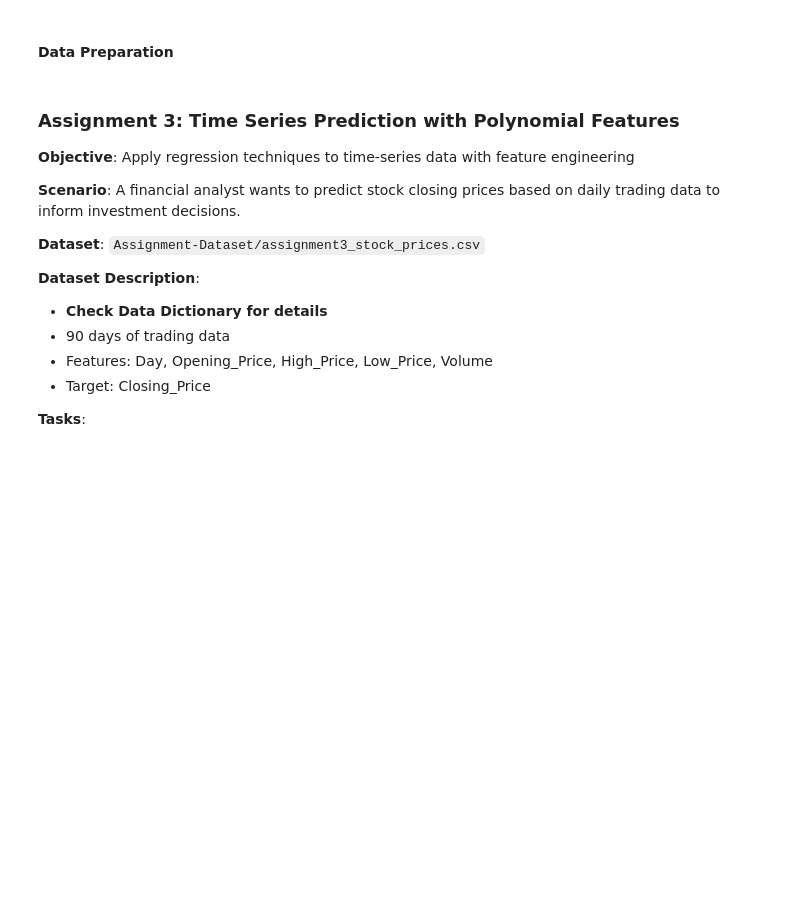
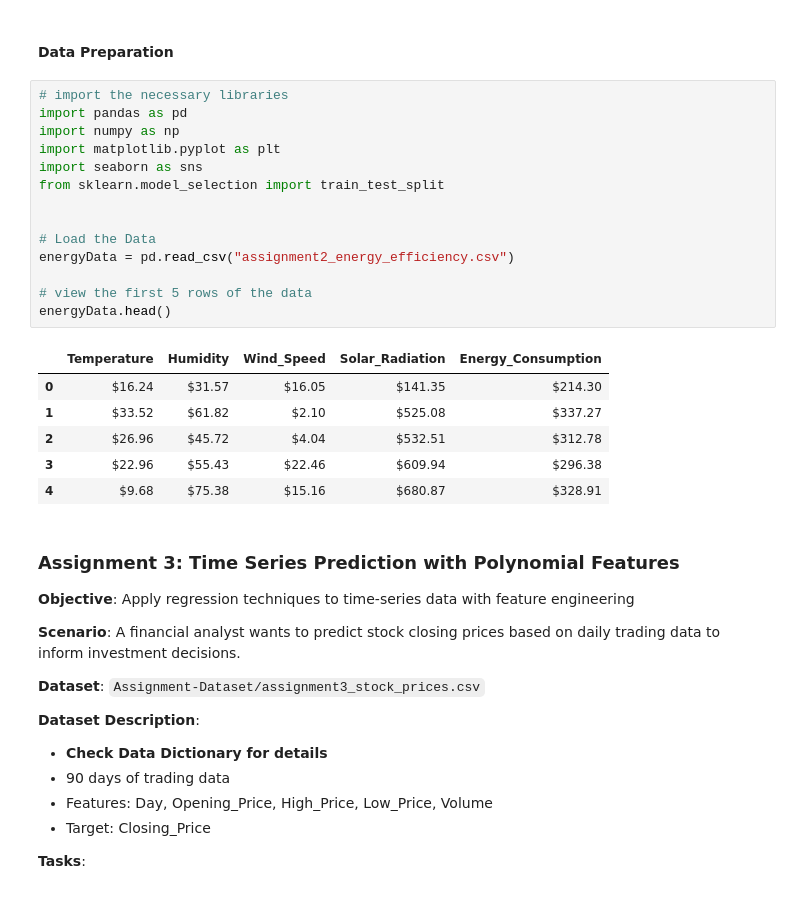
Before and after one commit to Ezerioha-ifeanyi/Week-15-Take-Home, a Jupyter notebook: Take Home.ipynb, the cells around one changed output. Drawn from its saved outputs; the diff is of its cells as text; blank space fills up the shorter version.

Commit message:
imported the library and loaded the energy efficiency data

```diff
--- a/Take Home.ipynb
+++ b/Take Home.ipynb
@@ -945,6 +945,27 @@ plt.show()
 - Business insights report (markdown cells)
 # %% [markdown]
 #### Data Preparation
+# %%
+# import the necessary libraries
+import pandas as pd
+import numpy as np
+import matplotlib.pyplot as plt
+import seaborn as sns
+from sklearn.model_selection import train_test_split
+
+
+# Load the Data
+energyData = pd.read_csv("assignment2_energy_efficiency.csv")
+
+# view the first 5 rows of the data
+energyData.head()
+# %% [output]
+|  | Temperature | Humidity | Wind_Speed | Solar_Radiation | Energy_Consumption |
+| 0 | $16.24 | $31.57 | $16.05 | $141.35 | $214.30 |
+| 1 | $33.52 | $61.82 | $2.10 | $525.08 | $337.27 |
+| 2 | $26.96 | $45.72 | $4.04 | $532.51 | $312.78 |
+| 3 | $22.96 | $55.43 | $22.46 | $609.94 | $296.38 |
+| 4 | $9.68 | $75.38 | $15.16 | $680.87 | $328.91 |
 # %% [markdown]
 ### Assignment 3: Time Series Prediction with Polynomial Features
 **Objective**: Apply regression techniques to time-series data with feature engineering
```
